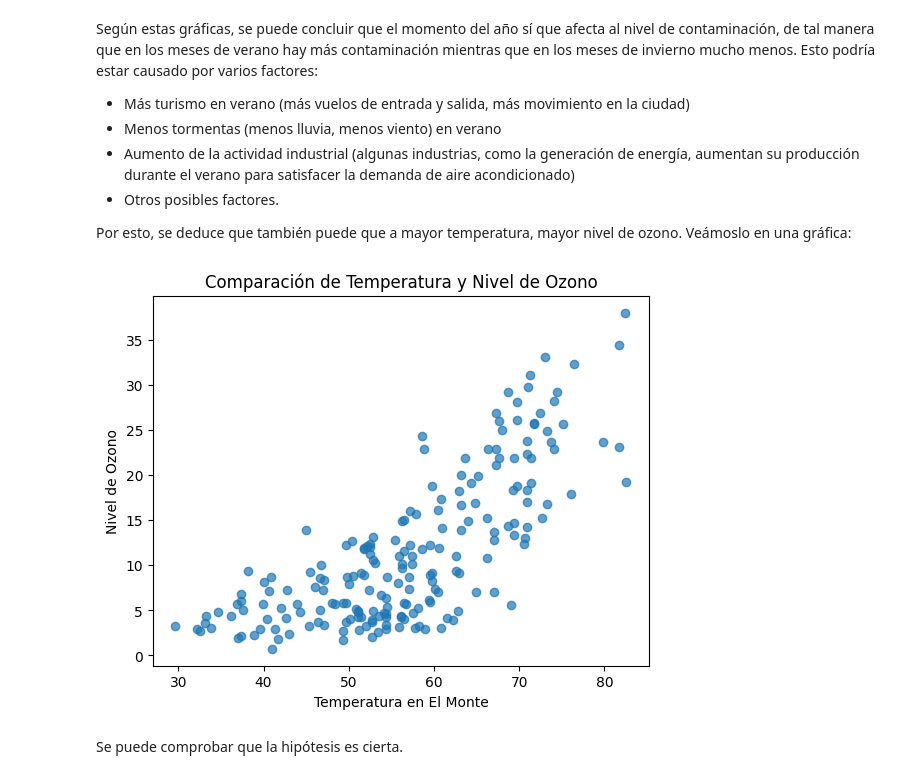
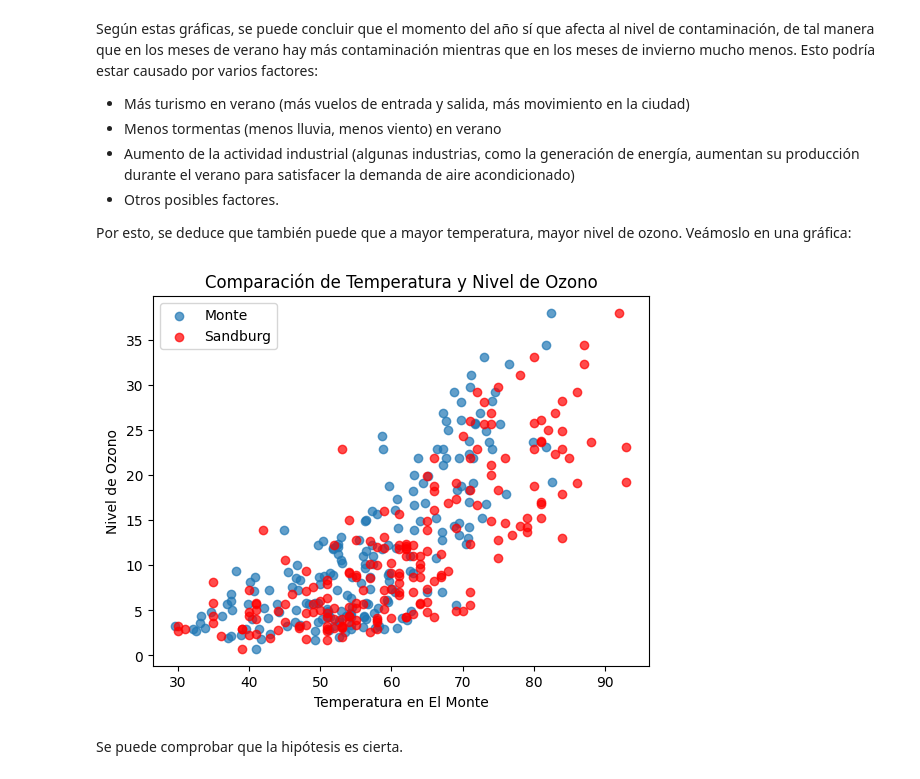
Before and after one commit to 9105507/MINERIA_DE_DATOS_23_24, a Jupyter notebook: LAB01_Preprocesamiento_y_visualización.ipynb, the cells around one changed output. Cells and saved outputs as stored; diff of their text form; code cells hidden in the pictures.

```diff
--- a/LAB01_Preprocesamiento_y_visualización.ipynb
+++ b/LAB01_Preprocesamiento_y_visualización.ipynb
@@ -1229,17 +1234,20 @@ Según estas gráficas, se puede concluir que el momento del año sí que afecta
 Por esto, se deduce que también puede que a mayor temperatura, mayor nivel de ozono. Veámoslo en una gráfica:
 # %%
 # Crea un diagrama de dispersión con color y tamaño según la fecha
-plt.scatter(ozonedata['Temperature_ElMonte'], ozonedata['ozone_reading'], alpha=0.7)
+plt.scatter(ozonedata['Temperature_ElMonte'], ozonedata['ozone_reading'], alpha=0.7, label='Monte')
+plt.scatter(ozonedata['Temperature_Sandburg'], ozonedata['ozone_reading'], alpha=0.7, color = 'r', label='Sandburg')
+
 
 # Ajusta las etiquetas de los ejes
 plt.xlabel('Temperatura en El Monte')
 plt.ylabel('Nivel de Ozono')
 plt.title('Comparación de Temperatura y Nivel de Ozono')
+plt.legend()
 
 # Muestra el gráfico
 plt.show()
 # %% [output]
-[figure, old version]
+[figure, new version]
 # %% [markdown]
 Se puede comprobar que la hipótesis es cierta.
 # %% [markdown]
```
Also changed, not shown: parts of 14 cells of this notebook.
